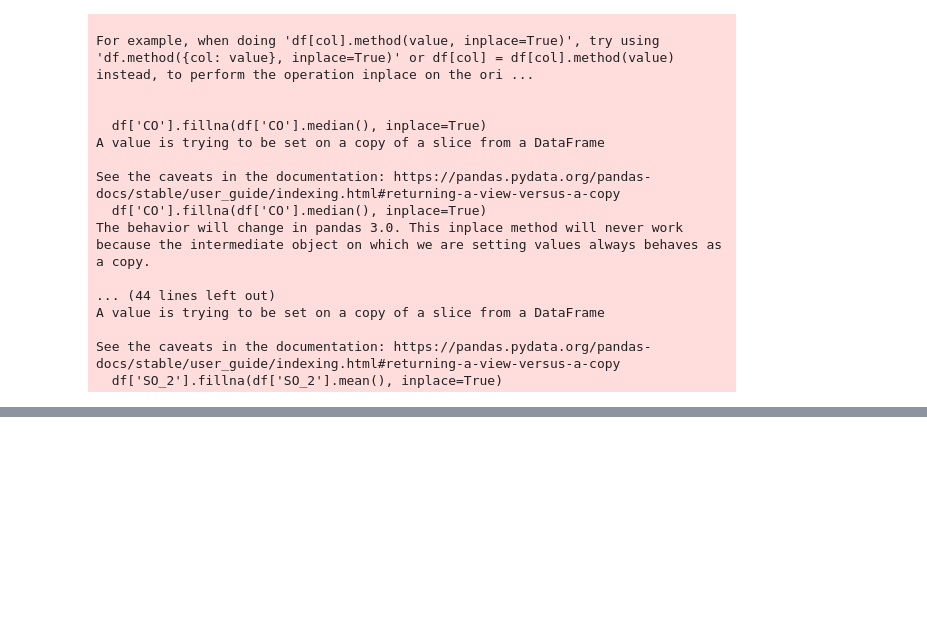
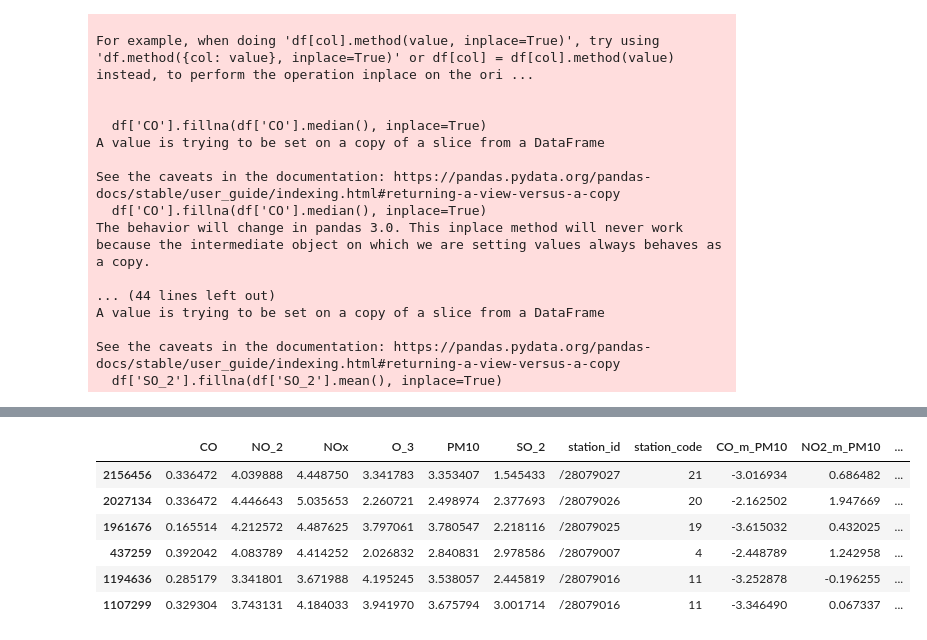
Before and after one commit to SutikshanUpman/ML-Basics-Project, a Jupyter notebook: notebooks/01_EDA.ipynb, the cells around one changed output, grey strips where cells are left out. Drawn from its saved outputs; the diff is of its cells as text; code cells hidden in the pictures; blank space fills up the shorter version.

```diff
--- a/notebooks/01_EDA.ipynb
+++ b/notebooks/01_EDA.ipynb
@@ -335,0 +359,15 @@ df.describe()
+# %%
+#pollutants ke combination bana rahe ho jo research literature mein air-quality ke liye kaafi common hai.
+df_reg["OX"] = np.log1p(np.expm1(df_reg["O_3"]) + np.expm1(df_reg["NO_2"]))   #OX index = O₃ + NO₂
+#np.expm1() (reverse log) #Fir np.log1p() use karke dobara log-scale pe
+df_reg["COMB"] = np.log1p(np.expm1(df_reg["CO"]) + np.expm1(df_reg["NOx"]) + np.expm1(df_reg["SO_2"]))
+#CO, NOx, SO₂  # industrial+vehicle
+df_reg.sample(6)
+# %% [output]
+|  | CO | NO_2 | NOx | O_3 | PM10 | SO_2 | station_id | station_code | CO_m_PM10 | NO2_m_PM10 | ... |
+| 2156456 | 0.336472 | 4.039888 | 4.448750 | 3.341783 | 3.353407 | 1.545433 | /28079027 | 21 | -3.016934 | 0.686482 | ... |
+| 2027134 | 0.336472 | 4.446643 | 5.035653 | 2.260721 | 2.498974 | 2.377693 | /28079026 | 20 | -2.162502 | 1.947669 | ... |
+| 1961676 | 0.165514 | 4.212572 | 4.487625 | 3.797061 | 3.780547 | 2.218116 | /28079025 | 19 | -3.615032 | 0.432025 | ... |
+| 437259 | 0.392042 | 4.083789 | 4.414252 | 2.026832 | 2.840831 | 2.978586 | /28079007 | 4 | -2.448789 | 1.242958 | ... |
+| 1194636 | 0.285179 | 3.341801 | 3.671988 | 4.195245 | 3.538057 | 2.445819 | /28079016 | 11 | -3.252878 | -0.196255 | ... |
+| 1107299 | 0.329304 | 3.743131 | 4.184033 | 3.941970 | 3.675794 | 3.001714 | /28079016 | 11 | -3.346490 | 0.067337 | ... |
```
Also changed, not shown: parts of 10 cells of this notebook.
